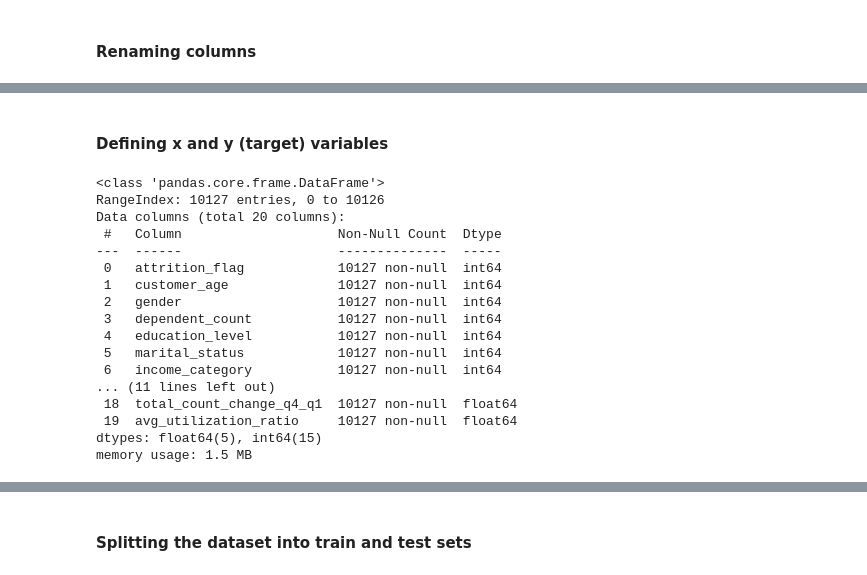
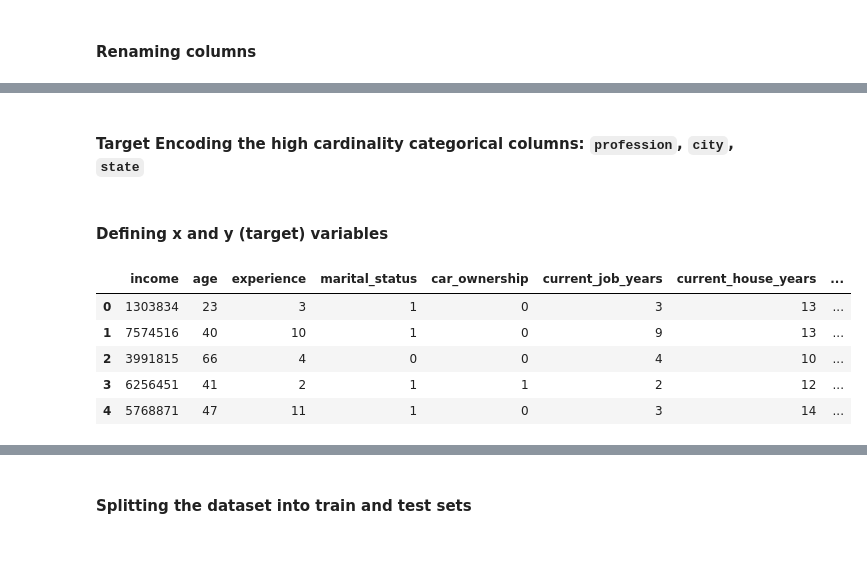
Before and after one commit to jonjonnyjonjon/introml-g2t4, a Jupyter notebook: jon - xgboost.ipynb, the cells around one changed output, grey strips where cells are left out. Cells and saved outputs as stored; diff of their text form; code cells hidden in the pictures; blank space fills up the shorter version.

```diff
--- a/jon - xgboost.ipynb
+++ b/jon - xgboost.ipynb
@@ -72,0 +89,14 @@ df.head()
+# %%
+onehot_enc = OneHotEncoder()
+house_ownership_reshape = np.array(df["house_ownership"]).reshape(-1, 1)
+house_ownership_values = onehot_enc.fit_transform(house_ownership_reshape).toarray().astype(int)
+house_ownership_labels = np.array(["norent_noown", "owned", "rented"]).ravel()
+house_ownership_df = pd.DataFrame(house_ownership_values, columns=house_ownership_labels)
+
+df = df.join(house_ownership_df["norent_noown"])
+df = df.join(house_ownership_df["owned"])
+df = df.join(house_ownership_df["rented"])
+
+df.drop("house_ownership", axis=1, inplace=True)
+# %% [markdown]
+#### Target Encoding the high cardinality categorical columns: `profession`, `city`, `state`
@@ -73,24 +117,13 @@ df.head()
 # %% [markdown]
 #### Defining x and y (target) variables
 # %%
-y = df["attrition_flag"]
-x = df.drop("attrition_flag", axis=1)
-df.info()
+y = df["risk_flag"]
+x = df.drop("risk_flag", axis=1)
+x.head()
 # %% [output]
-<class 'pandas.core.frame.DataFrame'>
-RangeIndex: 10127 entries, 0 to 10126
-Data columns (total 20 columns):
- #   Column                    Non-Null Count  Dtype
----  ------                    --------------  -----
- 0   attrition_flag            10127 non-null  int64
- 1   customer_age              10127 non-null  int64
- 2   gender                    10127 non-null  int64
- 3   dependent_count           10127 non-null  int64
- 4   education_level           10127 non-null  int64
- 5   marital_status            10127 non-null  int64
- 6   income_category           10127 non-null  int64
-... (11 lines left out)
- 18  total_count_change_q4_q1  10127 non-null  float64
- 19  avg_utilization_ratio     10127 non-null  float64
-dtypes: float64(5), int64(15)
-memory usage: 1.5 MB
+|  | income | age | experience | marital_status | car_ownership | current_job_years | current_house_years | ... |
+| 0 | 1303834 | 23 | 3 | 1 | 0 | 3 | 13 | ... |
+| 1 | 7574516 | 40 | 10 | 1 | 0 | 9 | 13 | ... |
+| 2 | 3991815 | 66 | 4 | 0 | 0 | 4 | 10 | ... |
+| 3 | 6256451 | 41 | 2 | 1 | 1 | 2 | 12 | ... |
+| 4 | 5768871 | 47 | 11 | 1 | 0 | 3 | 14 | ... |
```
Also changed, not shown: parts of 30 cells of this notebook.
